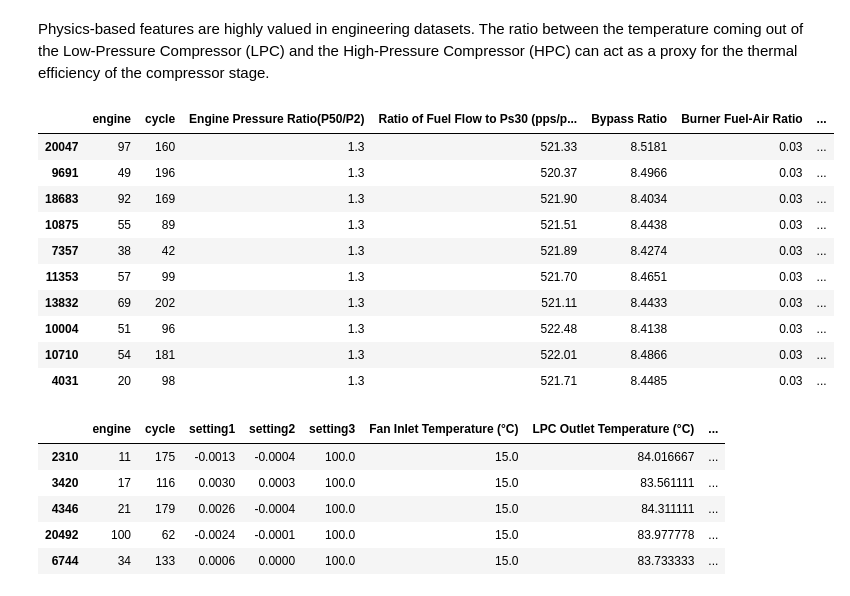
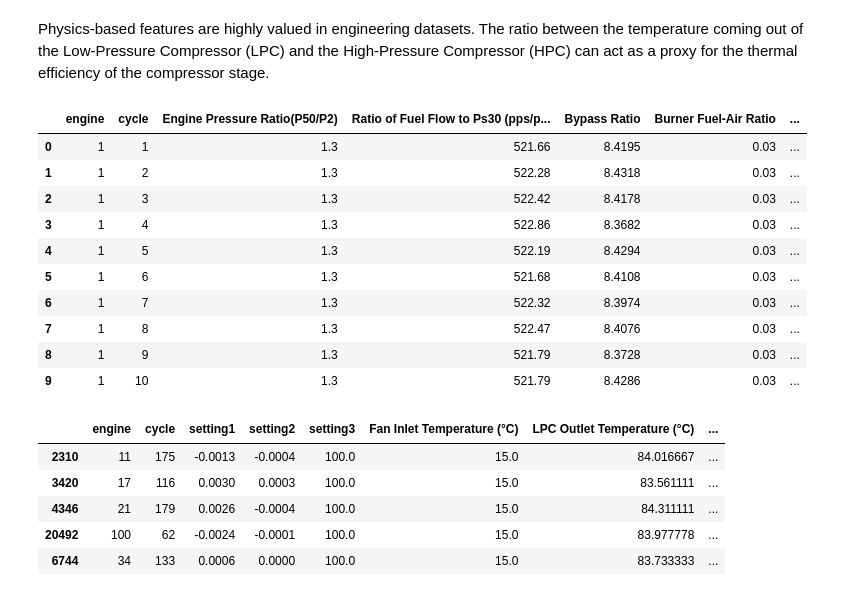
Before and after one commit to Qaem-7/labs_projects, a Jupyter notebook: Projects/Capstone Project/1. Lightning Talk #1/Qaem-Lightning_talk#1.ipynb, the cells around one changed output. Saved outputs shown, nothing was run; the diff lists cells and outputs as text; code cells hidden in the pictures.

```diff
--- a/Projects/Capstone Project/1. Lightning Talk #1/Qaem-Lightning_talk#1.ipynb
+++ b/Projects/Capstone Project/1. Lightning Talk #1/Qaem-Lightning_talk#1.ipynb
@@ -260,19 +260,19 @@ df1['Compressor_Thermal_Ratio'] = df1['HPC Outlet Temperature (°C)'] / df1['LPC
 # %%
 # Preview the newly engineered features
 feature_cols = [col for col in df1.columns if 'Wear_Stage' in col or 'rolling' in col or 'Ratio' in col]
-df1[['engine', 'cycle'] + feature_cols].sample(10)
+df1[['engine', 'cycle'] + feature_cols].head(10)
 # %% [output]
 |  | engine | cycle | Engine Pressure Ratio(P50/P2) | Ratio of Fuel Flow to Ps30 (pps/p... | Bypass Ratio | Burner Fuel-Air Ratio | ... |
-| 20047 | 97 | 160 | 1.3 | 521.33 | 8.5181 | 0.03 | ... |
-| 9691 | 49 | 196 | 1.3 | 520.37 | 8.4966 | 0.03 | ... |
-| 18683 | 92 | 169 | 1.3 | 521.90 | 8.4034 | 0.03 | ... |
-| 10875 | 55 | 89 | 1.3 | 521.51 | 8.4438 | 0.03 | ... |
-| 7357 | 38 | 42 | 1.3 | 521.89 | 8.4274 | 0.03 | ... |
-| 11353 | 57 | 99 | 1.3 | 521.70 | 8.4651 | 0.03 | ... |
-| 13832 | 69 | 202 | 1.3 | 521.11 | 8.4433 | 0.03 | ... |
-| 10004 | 51 | 96 | 1.3 | 522.48 | 8.4138 | 0.03 | ... |
-| 10710 | 54 | 181 | 1.3 | 522.01 | 8.4866 | 0.03 | ... |
-| 4031 | 20 | 98 | 1.3 | 521.71 | 8.4485 | 0.03 | ... |
+| 0 | 1 | 1 | 1.3 | 521.66 | 8.4195 | 0.03 | ... |
+| 1 | 1 | 2 | 1.3 | 522.28 | 8.4318 | 0.03 | ... |
+| 2 | 1 | 3 | 1.3 | 522.42 | 8.4178 | 0.03 | ... |
+| 3 | 1 | 4 | 1.3 | 522.86 | 8.3682 | 0.03 | ... |
+| 4 | 1 | 5 | 1.3 | 522.19 | 8.4294 | 0.03 | ... |
+| 5 | 1 | 6 | 1.3 | 521.68 | 8.4108 | 0.03 | ... |
+| 6 | 1 | 7 | 1.3 | 522.32 | 8.3974 | 0.03 | ... |
+| 7 | 1 | 8 | 1.3 | 522.47 | 8.4076 | 0.03 | ... |
+| 8 | 1 | 9 | 1.3 | 521.79 | 8.3728 | 0.03 | ... |
+| 9 | 1 | 10 | 1.3 | 521.79 | 8.4286 | 0.03 | ... |
 # %%
 df1.sample(5)
 # %% [output]
```
Also changed, not shown: parts of 2 cells of this notebook, 12 other files.
